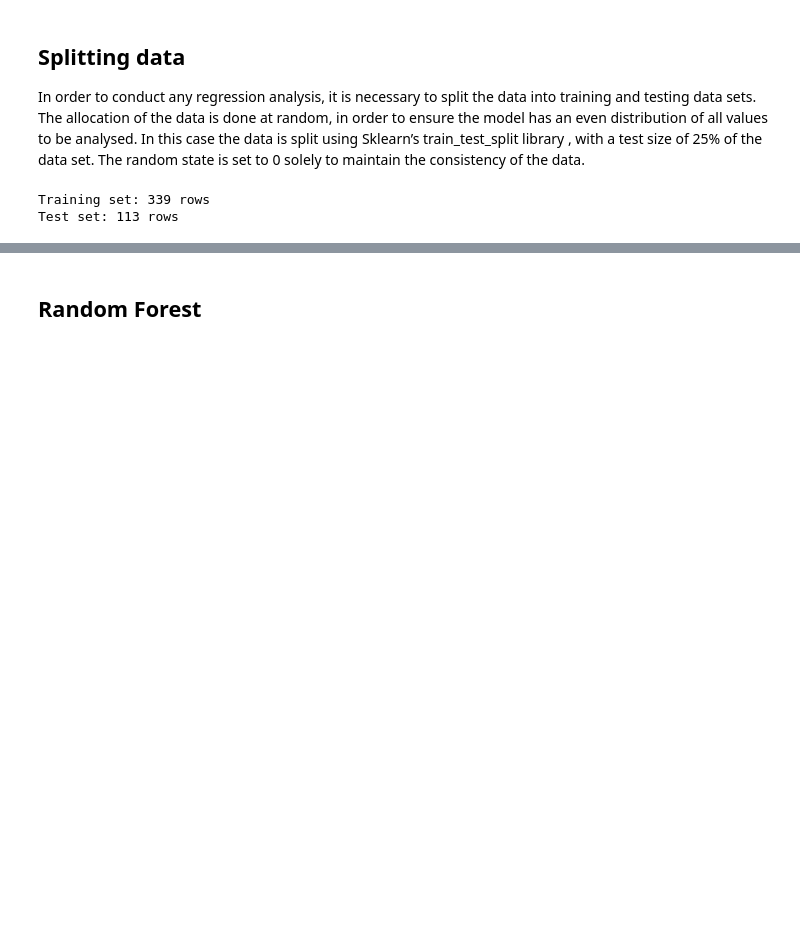
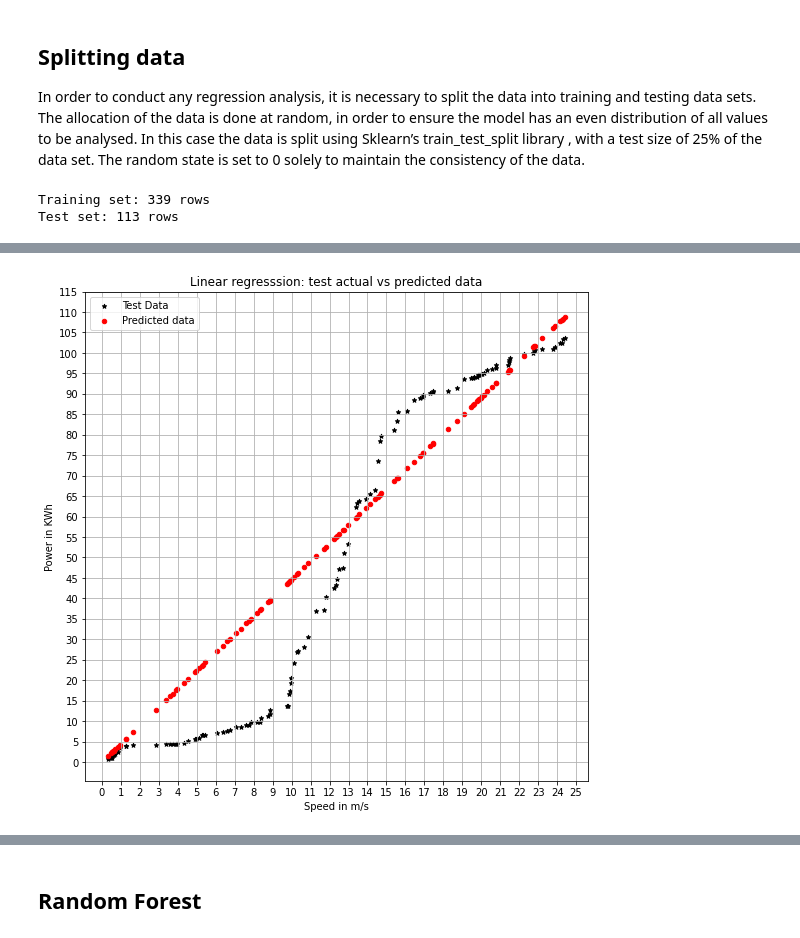
Before and after one commit to Clauric/Machine_Learning_Project, a Jupyter notebook: Regression models review notebook.ipynb, the cells around one changed output, grey strips where cells are left out. Saved outputs shown, nothing was run; the diff lists cells and outputs as text; code cells hidden in the pictures; blank space fills up the shorter version.

Commit message:
Update of writeup of regression models, minor changes to website

```diff
--- a/Regression models review notebook.ipynb
+++ b/Regression models review notebook.ipynb
@@ -187,0 +182,19 @@ R2_lin:         84.764%
+# %%
+# Generate the predictions array
+predict_lin = lin_model.predict(sp_test_ar.reshape(-1,1))        # Use the model to predict the power values using the speed test array
+
+# Plot the actual vs predictions array for the linear regression model
+plt.figure(figsize = (9, 9))                                    # Set the plot size
+plt.scatter(x = np.sort(sp_test_ar), y = np.sort(po_test_ar), s = 20, marker = "*", color = "k", label = "Test Data") # Plot the speed and power on a graph
+plt.scatter(x = np.sort(sp_test_ar), y = np.sort(predict_lin), s = 20, color = "r", label = "Predicted data") # Plot the speed and power on a graph
+plt.xticks(np.arange(0, round(cleansed_df["speed"].max(), 0) + 2, step = 1)) # Force all the xticks to be visible
+plt.yticks(np.arange(0, round(cleansed_df["power"].max(), 0) + 4, step = 5)) # Force all the xticks to be visible
+plt.grid(which = "major", axis = "x")                           # Show the minor grid lines on the x axis
+plt.grid(which = "major", axis = "y")                           # Show the minor grid lines on the y axis
+plt.ylabel("Power in KWh")                                      # Label the y axis
+plt.xlabel("Speed in m/s")                                      # Label the x axis
+plt.legend(loc = "best")                                        # Put the legend in the best place
+plt.title("Linear regresssion: test actual vs predicted data")  # Title of the graph
+plt.show()                                                      # Show the graph
+# %% [output]
+[figure, added]
```
Also changed, not shown: parts of 24 cells of this notebook, 2 other files.
